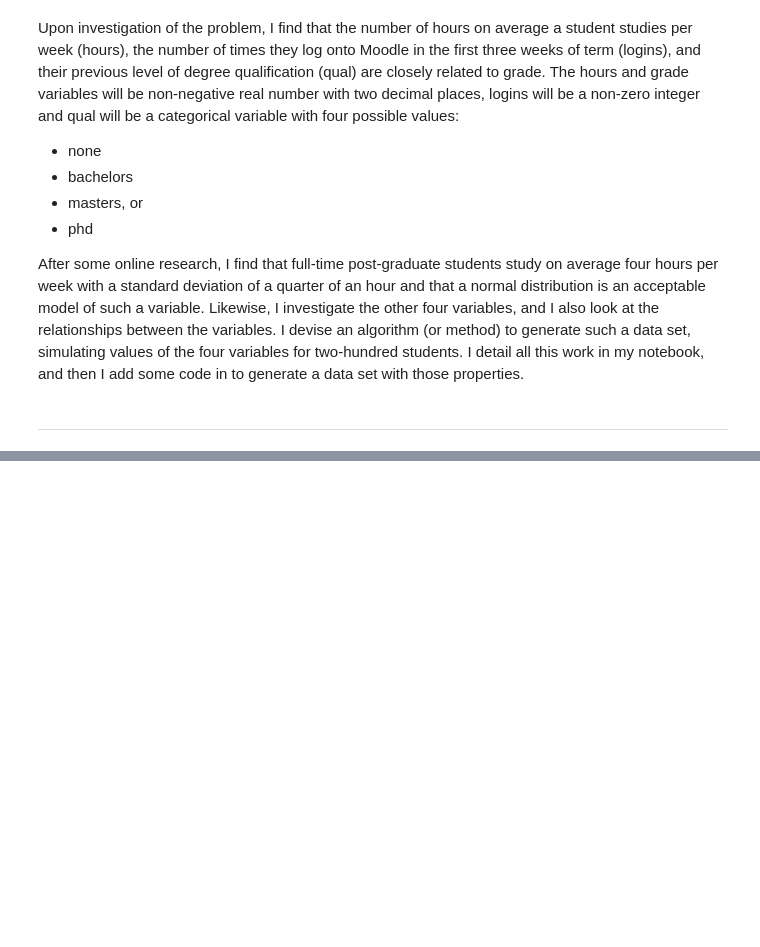
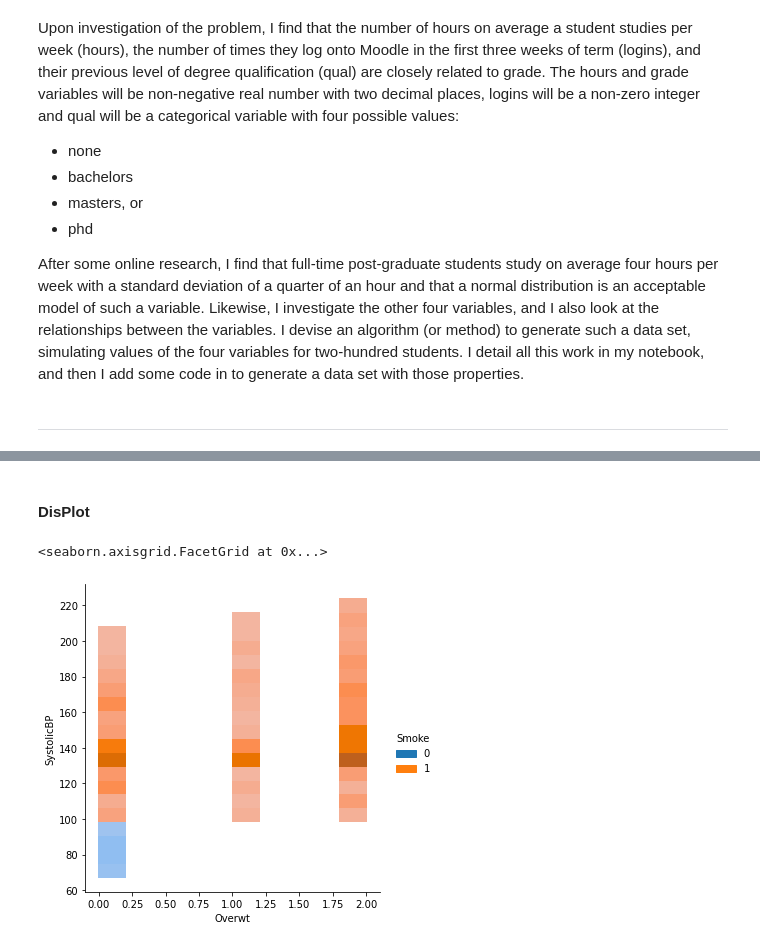
Before and after one commit to jonkavana/PODA-Simulation-2020, a Jupyter notebook: Phenomenon Simulated Data.ipynb, the cells around one changed output, grey strips where cells are left out. Cells and saved outputs as stored; diff of their text form; code cells hidden in the pictures; blank space fills up the shorter version.

Commit message:
Addition of the dataset as well as the initial analysis as well as supporting documentation from the packages as well as the data source.

```diff
--- a/Phenomenon Simulated Data.ipynb
+++ b/Phenomenon Simulated Data.ipynb
@@ -36,0 +73,3 @@ ___
+# %%
+df = pd.read_csv('https://vincentarelbundock.github.io/Rdatasets/csv/Stat2Data/Blood1.csv')
+df
@@ -36,0 +110,7 @@ ___
+# %% [markdown]
+#### DisPlot
+# %%
+sns.displot(data=df, x="Overwt", y="SystolicBP", hue="Smoke")
+# %% [output]
+<seaborn.axisgrid.FacetGrid at 0x...>
+[figure, added]
```
Also changed, not shown: parts of 25 cells of this notebook.
